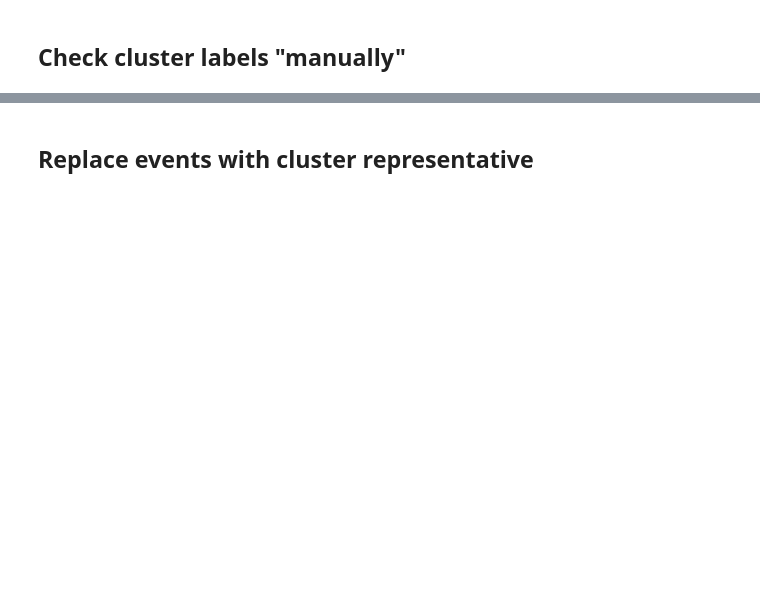
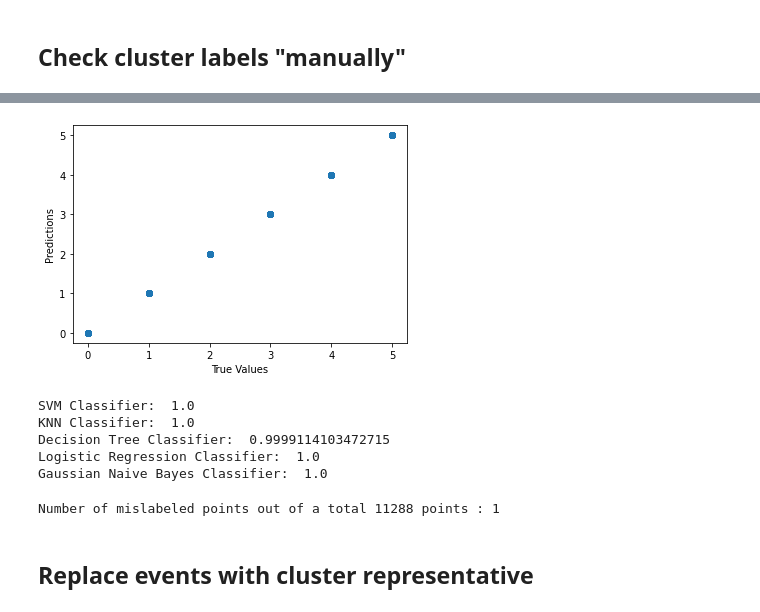
Before and after one commit to Lariiii/context-based-abstraction, a Jupyter notebook: approach_evaluation.ipynb, the cells around one changed output, grey strips where cells are left out. Cells and saved outputs as stored; diff of their text form; code cells hidden in the pictures; blank space fills up the shorter version.

Commit message:
Add supervised approach to evaluate unsupervised approach.

```diff
--- a/approach_evaluation.ipynb
+++ b/approach_evaluation.ipynb
@@ -94,0 +107,15 @@ eval_manually
+# %%
+# encode the trained features again for supervised evaluation
+df_name = tfidf_encode(df, 'concept:name', TfidfVectorizer(stop_words = 'english'))
+df_role = one_hot_encode(df, 'org:role')
+
+X = df_name.join(df_role)
+Y = df["cluster_label"]
+
+clf = tree.DecisionTreeClassifier()
+clf1 = clf.fit(X,Y)
+
+dot_data = tree.export_graphviz(clf1, out_file=None, feature_names=X.columns, class_names=True, filled=True, rounded=True)
+graph = graphviz.Source(dot_data)
+#graph.render("data/domesticDeclarations")
+graph
@@ -94,0 +124,38 @@ eval_manually
+# %%
+# split into test and training data set
+x_train, x_test, y_train, y_test = train_test_split(X, Y, test_size=0.2, random_state=42)
+# %%
+SVM_model = svm.SVC()
+SVM_pred = SVM_model.fit(x_train, y_train).predict(x_test)
+
+tree_model = tree.DecisionTreeClassifier()
+tree_pred = tree_model.fit(x_train, y_train).predict(x_test)
+
+KNN_model = KNeighborsClassifier(n_neighbors=5)
+KNN_pred = KNN_model.fit(x_train, y_train).predict(x_test)
+
+log_model = LogisticRegression()
+log_pred = log_model.fit(x_train, y_train).predict(x_test)
+
+gauss_model = GaussianNB()
+gauss_pred = gauss_model.fit(x_train, y_train).predict(x_test)
+# %%
+# plot predictions against the true values
+plt.scatter(y_test, gauss_pred)
+plt.xlabel("True Values")
+plt.ylabel("Predictions")
+plt.show()
+# %% [output]
+[figure, added]
+# %%
+print("SVM Classifier: ", accuracy_score(SVM_pred, y_test))
+print("KNN Classifier: ", accuracy_score(KNN_pred, y_test))
+print("Decision Tree Classifier: ", accuracy_score(tree_pred, y_test))
+print("Logistic Regression Classifier: ", accuracy_score(log_pred, y_test))
+print("Gaussian Naive Bayes Classifier: ", accuracy_score(gauss_pred, y_test))
+# %% [output]
+SVM Classifier:  1.0
+KNN Classifier:  1.0
+Decision Tree Classifier:  0.9999114103472715
+Logistic Regression Classifier:  1.0
+Gaussian Naive Bayes Classifier:  1.0
@@ -95,3 +174,8 @@ eval_manually
+# %%
+prediction = tree_pred
+print("Number of mislabeled points out of a total %d points : %d" % (x_test.shape[0], (y_test != prediction).sum()))
+# %% [output]
+Number of mislabeled points out of a total 11288 points : 1
 # %% [markdown]
 ## Replace events with cluster representative
 # %%
```
Also changed, not shown: parts of 15 cells of this notebook, 1 other file.
